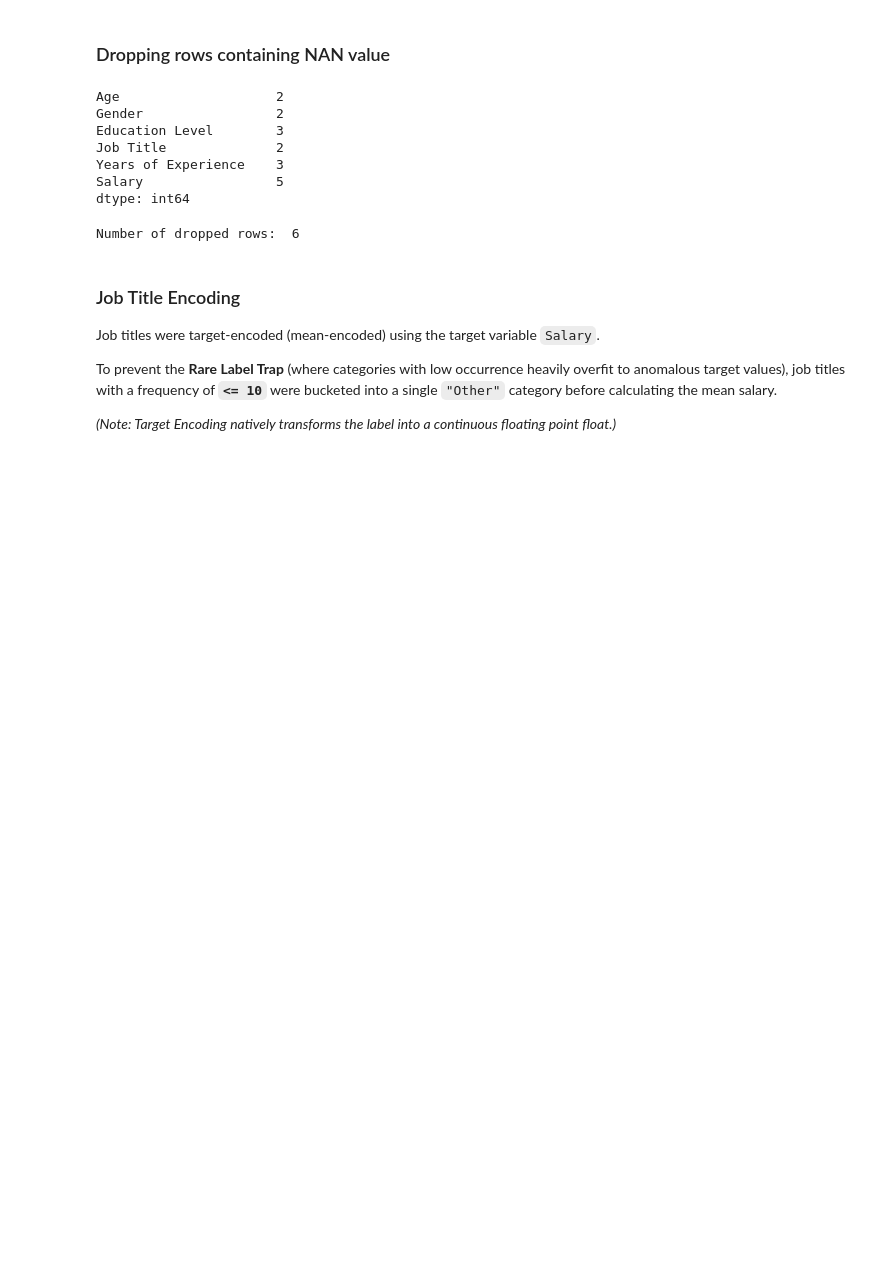
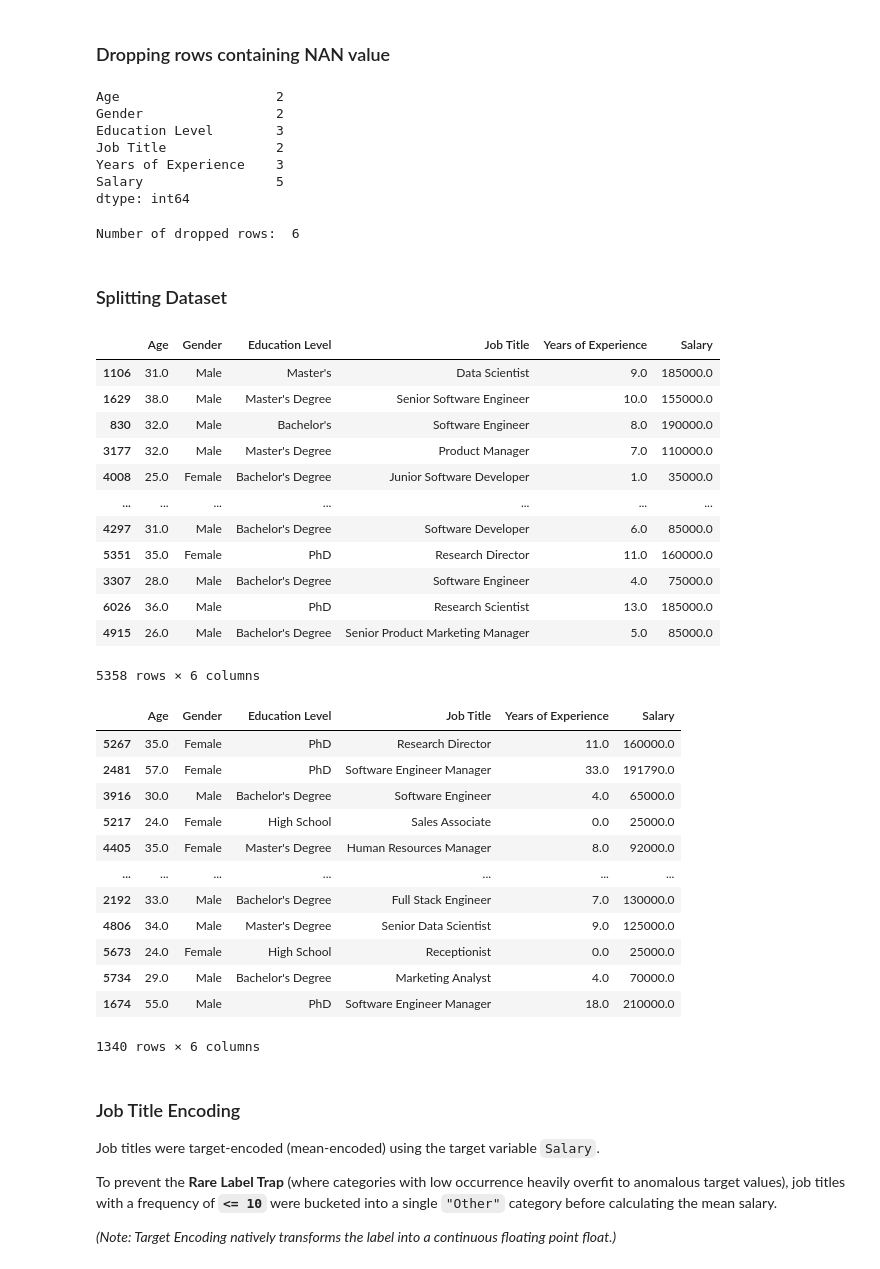
Before and after one commit to Gerum-Berhanu/linear-regression, a Jupyter notebook: salary-multi.ipynb, the cells around one changed output. Cells and saved outputs as stored; diff of their text form; code cells hidden in the pictures; blank space fills up the shorter version.

```diff
--- a/salary-multi.ipynb
+++ b/salary-multi.ipynb
@@ -44,6 +47,40 @@ df = df.dropna()
 print("Number of dropped rows: ", len(dropped_rows))
 # %% [output]
 Number of dropped rows:  6
+# %% [markdown]
+### Splitting Dataset
+# %%
+df_train, df_test = DatasetKit.split_dataset(df, 0.8)
+
+display(df_train)
+display(df_test)
+# %% [output]
+|  | Age | Gender | Education Level | Job Title | Years of Experience | Salary |
+| 1106 | 31.0 | Male | Master's | Data Scientist | 9.0 | 185000.0 |
+| 1629 | 38.0 | Male | Master's Degree | Senior Software Engineer | 10.0 | 155000.0 |
+| 830 | 32.0 | Male | Bachelor's | Software Engineer | 8.0 | 190000.0 |
+| 3177 | 32.0 | Male | Master's Degree | Product Manager | 7.0 | 110000.0 |
+| 4008 | 25.0 | Female | Bachelor's Degree | Junior Software Developer | 1.0 | 35000.0 |
+| ... | ... | ... | ... | ... | ... | ... |
+| 4297 | 31.0 | Male | Bachelor's Degree | Software Developer | 6.0 | 85000.0 |
+| 5351 | 35.0 | Female | PhD | Research Director | 11.0 | 160000.0 |
+| 3307 | 28.0 | Male | Bachelor's Degree | Software Engineer | 4.0 | 75000.0 |
+| 6026 | 36.0 | Male | PhD | Research Scientist | 13.0 | 185000.0 |
+| 4915 | 26.0 | Male | Bachelor's Degree | Senior Product Marketing Manager | 5.0 | 85000.0 |
+5358 rows × 6 columns
+|  | Age | Gender | Education Level | Job Title | Years of Experience | Salary |
+| 5267 | 35.0 | Female | PhD | Research Director | 11.0 | 160000.0 |
+| 2481 | 57.0 | Female | PhD | Software Engineer Manager | 33.0 | 191790.0 |
+| 3916 | 30.0 | Male | Bachelor's Degree | Software Engineer | 4.0 | 65000.0 |
+| 5217 | 24.0 | Female | High School | Sales Associate | 0.0 | 25000.0 |
+| 4405 | 35.0 | Female | Master's Degree | Human Resources Manager | 8.0 | 92000.0 |
+| ... | ... | ... | ... | ... | ... | ... |
+| 2192 | 33.0 | Male | Bachelor's Degree | Full Stack Engineer | 7.0 | 130000.0 |
+| 4806 | 34.0 | Male | Master's Degree | Senior Data Scientist | 9.0 | 125000.0 |
+| 5673 | 24.0 | Female | High School | Receptionist | 0.0 | 25000.0 |
+| 5734 | 29.0 | Male | Bachelor's Degree | Marketing Analyst | 4.0 | 70000.0 |
+| 1674 | 55.0 | Male | PhD | Software Engineer Manager | 18.0 | 210000.0 |
+1340 rows × 6 columns
 # %% [markdown]
 ### Job Title Encoding
 
```
Also changed, not shown: parts of 19 cells of this notebook.
